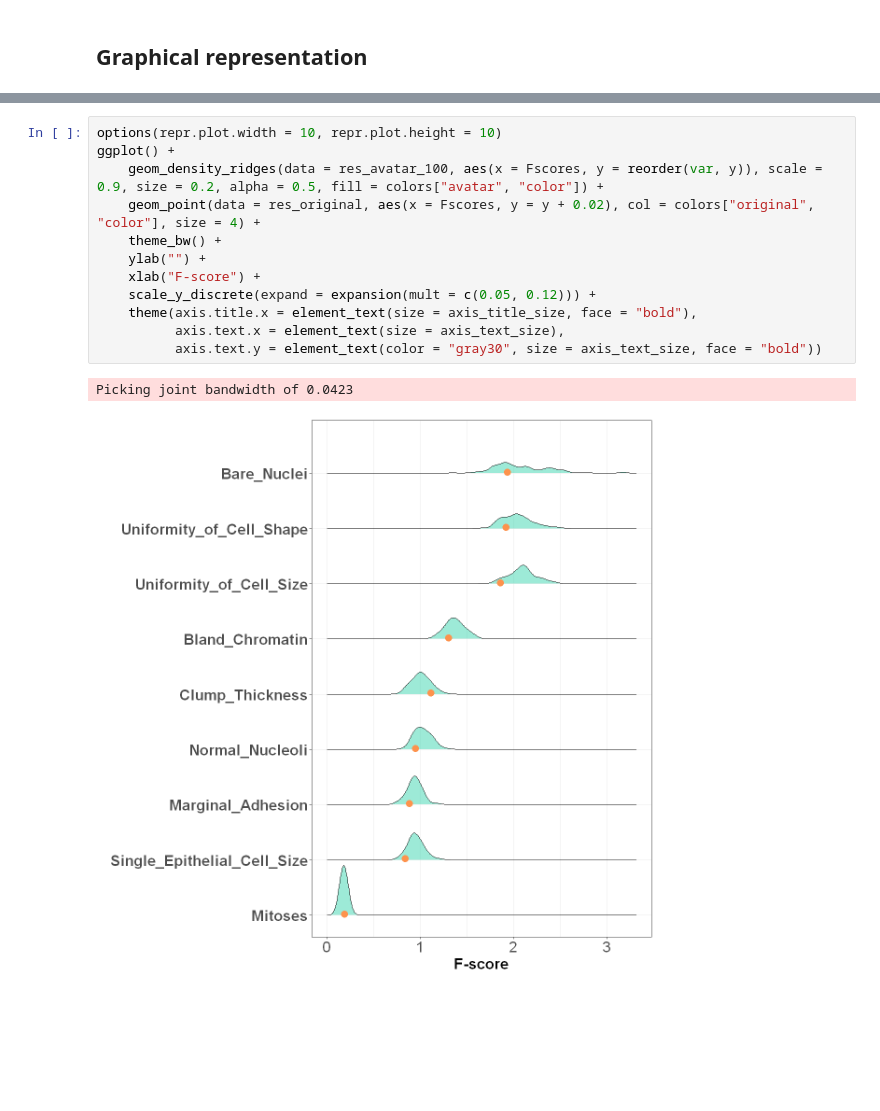
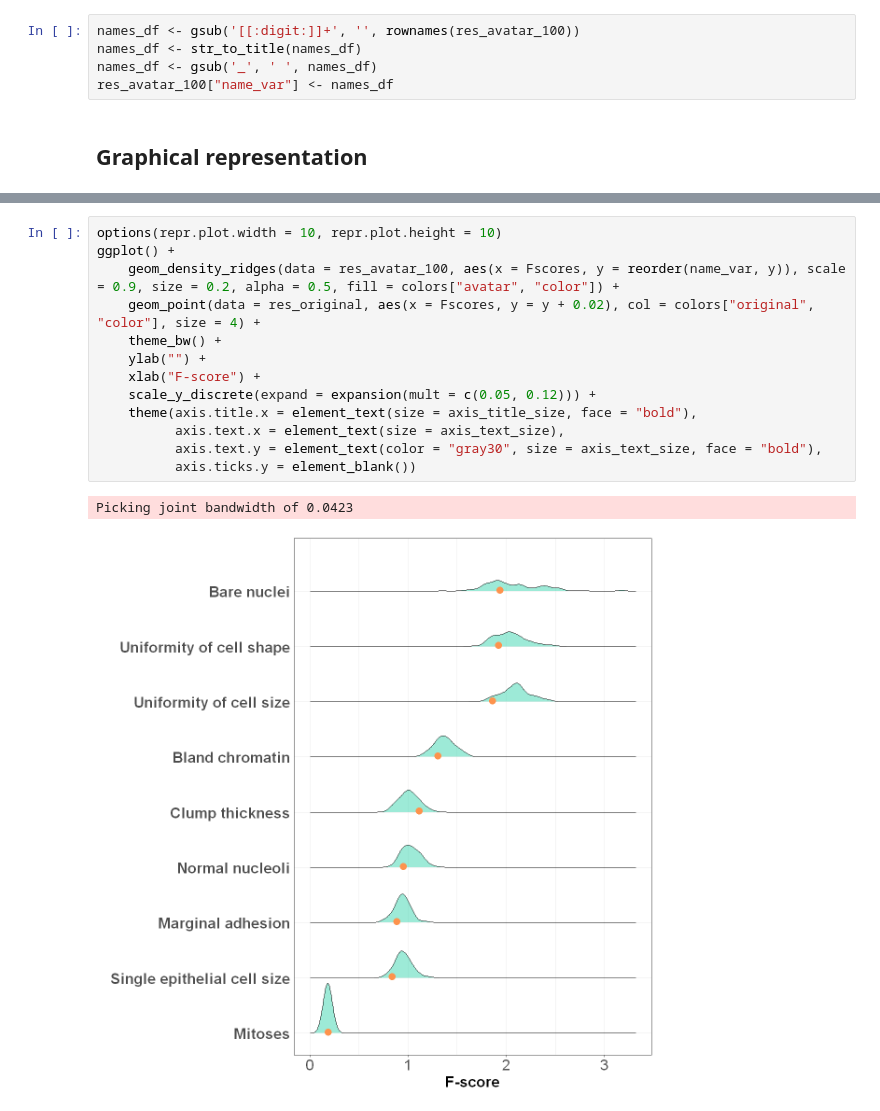
Before and after one commit to octopize/avatar-paper, a Jupyter notebook: notebooks/final_figure/WBCD_R_F-scores_distribution.ipynb, the cells around one changed output, grey strips where cells are left out. Cells and saved outputs as stored; diff of their text form; blank space fills up the shorter version.

```diff
--- a/notebooks/final_figure/WBCD_R_F-scores_distribution.ipynb
+++ b/notebooks/final_figure/WBCD_R_F-scores_distribution.ipynb
@@ -80,6 +80,11 @@ for (i in unique(avatar_100$iter)) {
     res_avatar$y <- res_original$Fscores
     res_avatar_100 <- rbind(res_avatar_100, res_avatar)
 }
+# %%
+names_df <- gsub('[[:digit:]]+', '', rownames(res_avatar_100))
+names_df <- str_to_title(names_df)
+names_df <- gsub('_', ' ', names_df)
+res_avatar_100["name_var"] <- names_df
 # %% [markdown]
 ## Graphical representation
 # %%
@@ -100,15 +106,16 @@ Picking joint bandwidth of 0.0423
 # %%
 options(repr.plot.width = 10, repr.plot.height = 10)
 ggplot() +
-    geom_density_ridges(data = res_avatar_100, aes(x = Fscores, y = reorder(var, y)), scale = 0.9, size = 0.2, alpha = 0.5, fill = colors["avatar", "color"]) +
+    geom_density_ridges(data = res_avatar_100, aes(x = Fscores, y = reorder(name_var, y)), scale = 0.9, size = 0.2, alpha = 0.5, fill = colors["avatar", "color"]) +
     geom_point(data = res_original, aes(x = Fscores, y = y + 0.02), col = colors["original", "color"], size = 4) +
     theme_bw() +
     ylab("") +
     xlab("F-score") +
     scale_y_discrete(expand = expansion(mult = c(0.05, 0.12))) +
     theme(axis.title.x = element_text(size = axis_title_size, face = "bold"),
           axis.text.x = element_text(size = axis_text_size),
-          axis.text.y = element_text(color = "gray30", size = axis_text_size, face = "bold"))
+          axis.text.y = element_text(color = "gray30", size = axis_text_size, face = "bold"),
+          axis.ticks.y = element_blank())
 # %% [output]
 Picking joint bandwidth of 0.0423
-[figure, old version]
+[figure, new version]
```
Also changed, not shown: parts of 1 cell of this notebook.
